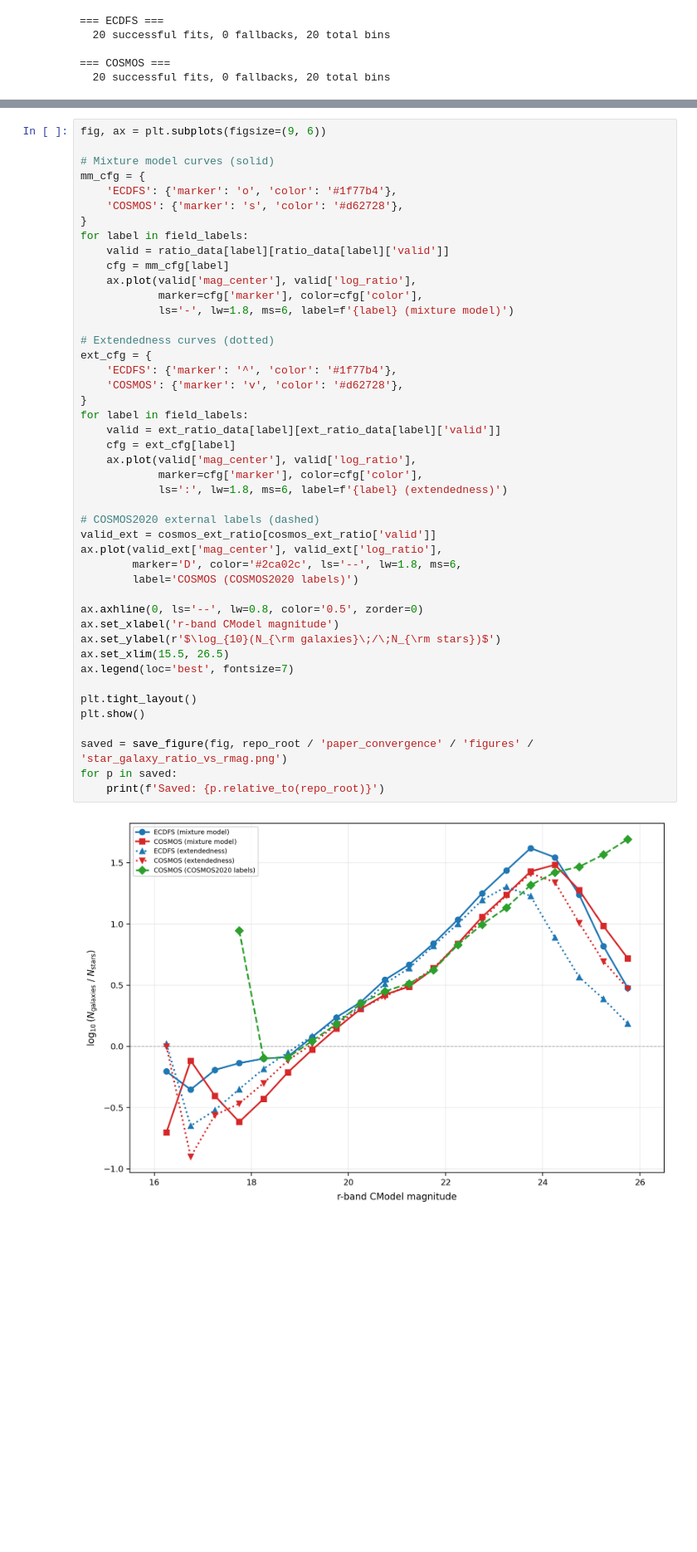
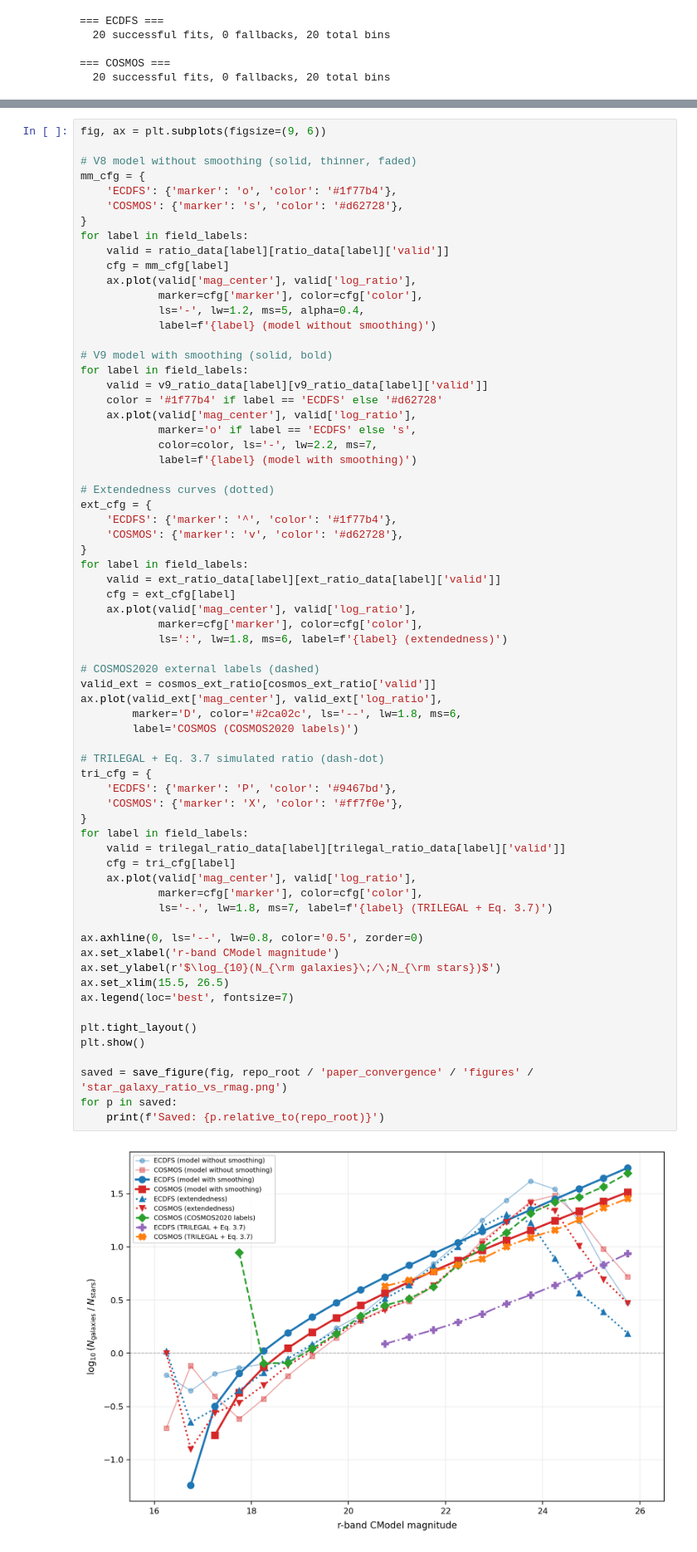
Before and after one commit to niravnemali/star-galaxy-separation, a Jupyter notebook: paper_convergence/notebooks/star_galaxy_ratio_notebook.ipynb, the cells around one changed output, grey strips where cells are left out. Shown at 83% size. Cells and saved outputs as stored; diff of their text form; blank space fills up the shorter version.

Commit message:
added simulation curves to ratio plot

```diff
--- a/paper_convergence/notebooks/star_galaxy_ratio_notebook.ipynb
+++ b/paper_convergence/notebooks/star_galaxy_ratio_notebook.ipynb
@@ -262,7 +366,7 @@ ECDFS (extendedness):
 # %%
 fig, ax = plt.subplots(figsize=(9, 6))
 
-# Mixture model curves (solid)
+# V8 model without smoothing (solid, thinner, faded)
 mm_cfg = {
     'ECDFS': {'marker': 'o', 'color': '#1f77b4'},
     'COSMOS': {'marker': 's', 'color': '#d62728'},
@@ -272,40 +376,62 @@ for label in field_labels:
     cfg = mm_cfg[label]
     ax.plot(valid['mag_center'], valid['log_ratio'],
             marker=cfg['marker'], color=cfg['color'],
-            ls='-', lw=1.8, ms=6, label=f'{label} (mixture model)')
+            ls='-', lw=1.2, ms=5, alpha=0.4,
+            label=f'{label} (model without smoothing)')
+
+# V9 model with smoothing (solid, bold)
+for label in field_labels:
+    valid = v9_ratio_data[label][v9_ratio_data[label]['valid']]
+    color = '#1f77b4' if label == 'ECDFS' else '#d62728'
+    ax.plot(valid['mag_center'], valid['log_ratio'],
+            marker='o' if label == 'ECDFS' else 's',
+            color=color, ls='-', lw=2.2, ms=7,
+            label=f'{label} (model with smoothing)')
 
 # Extendedness curves (dotted)
 ext_cfg = {
     'ECDFS': {'marker': '^', 'color': '#1f77b4'},
     'COSMOS': {'marker': 'v', 'color': '#d62728'},
 }
 for label in field_labels:
     valid = ext_ratio_data[label][ext_ratio_data[label]['valid']]
     cfg = ext_cfg[label]
     ax.plot(valid['mag_center'], valid['log_ratio'],
             marker=cfg['marker'], color=cfg['color'],
             ls=':', lw=1.8, ms=6, label=f'{label} (extendedness)')
 
 # COSMOS2020 external labels (dashed)
 valid_ext = cosmos_ext_ratio[cosmos_ext_ratio['valid']]
 ax.plot(valid_ext['mag_center'], valid_ext['log_ratio'],
         marker='D', color='#2ca02c', ls='--', lw=1.8, ms=6,
         label='COSMOS (COSMOS2020 labels)')
 
+# TRILEGAL + Eq. 3.7 simulated ratio (dash-dot)
+tri_cfg = {
+    'ECDFS': {'marker': 'P', 'color': '#9467bd'},
+    'COSMOS': {'marker': 'X', 'color': '#ff7f0e'},
+}
+for label in field_labels:
+    valid = trilegal_ratio_data[label][trilegal_ratio_data[label]['valid']]
+    cfg = tri_cfg[label]
+    ax.plot(valid['mag_center'], valid['log_ratio'],
+            marker=cfg['marker'], color=cfg['color'],
+            ls='-.', lw=1.8, ms=7, label=f'{label} (TRILEGAL + Eq. 3.7)')
+
 ax.axhline(0, ls='--', lw=0.8, color='0.5', zorder=0)
 ax.set_xlabel('r-band CModel magnitude')
 ax.set_ylabel(r'$\log_{10}(N_{\rm galaxies}\;/\;N_{\rm stars})$')
 ax.set_xlim(15.5, 26.5)
 ax.legend(loc='best', fontsize=7)
 
 plt.tight_layout()
 plt.show()
 
 saved = save_figure(fig, repo_root / 'paper_convergence' / 'figures' / 'star_galaxy_ratio_vs_rmag.png')
 for p in saved:
     print(f'Saved: {p.relative_to(repo_root)}')
 # %% [output]
-[figure, old version]
+[figure, new version]
 Saved: paper_convergence\figures\star_galaxy_ratio_vs_rmag.png
 Saved: paper_convergence\figures\star_galaxy_ratio_vs_rmag.pdf
 # %%
```
Also changed, not shown: parts of 3 cells of this notebook, 6 other files.
